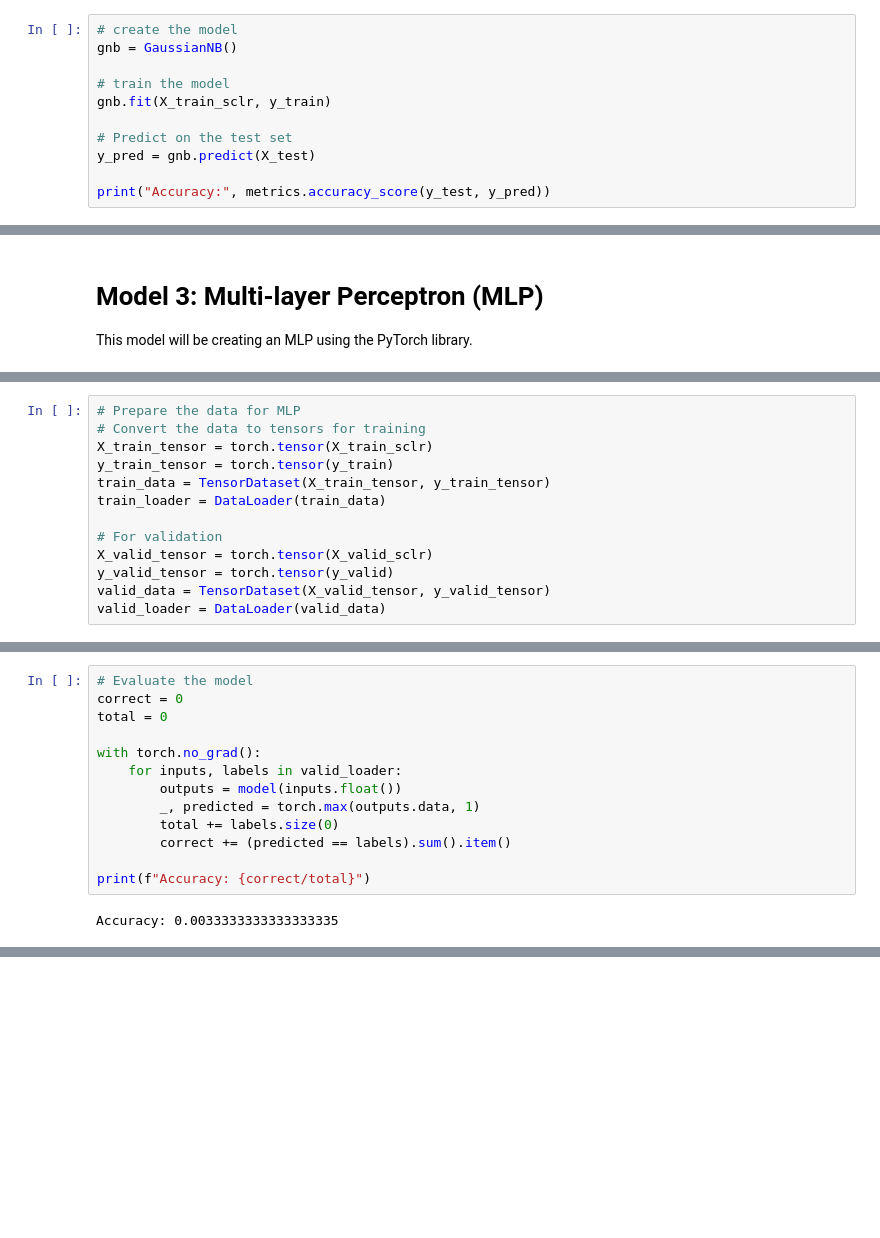
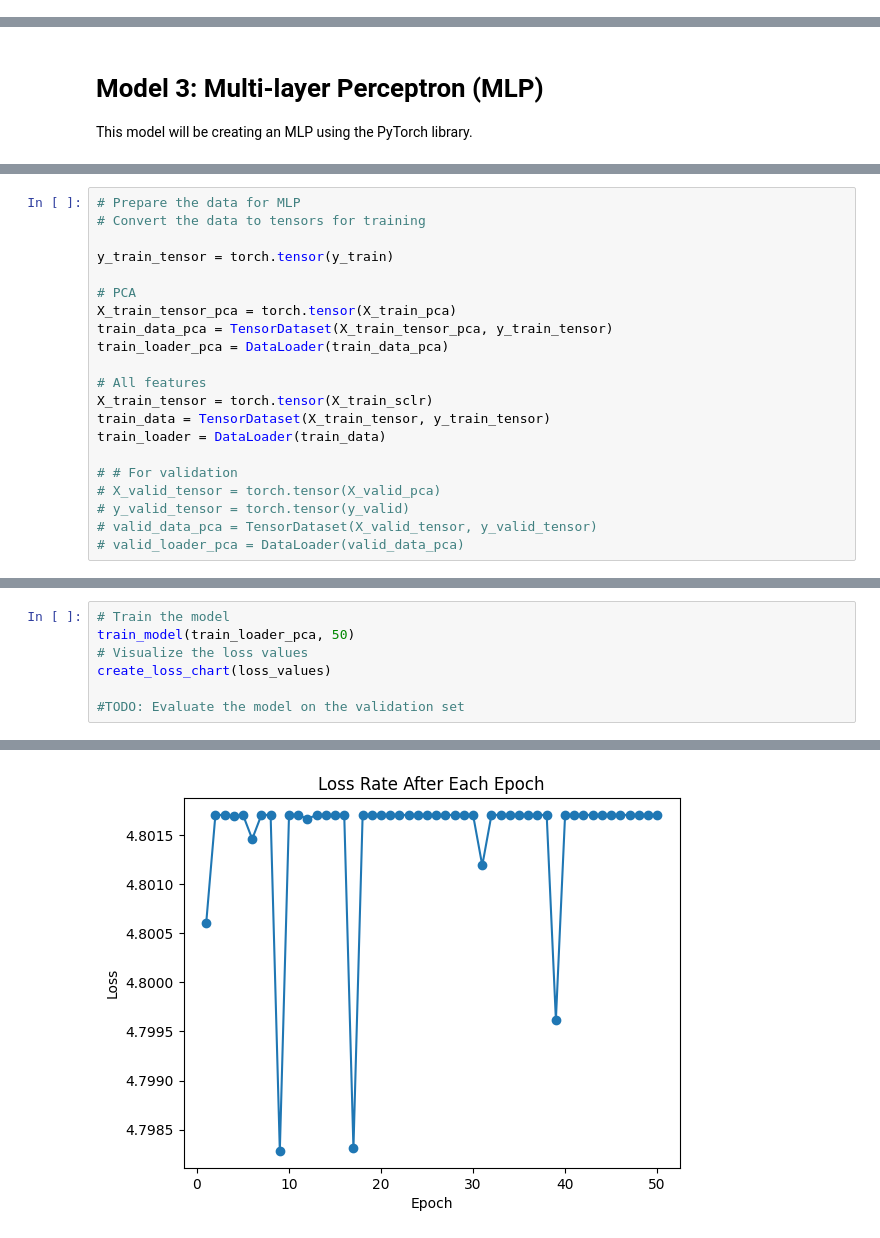
Before and after one commit to realtomkwok/info911-project, a Jupyter notebook: mlp.ipynb, the cells around one changed output, grey strips where cells are left out. Saved outputs shown, nothing was run; the diff lists cells and outputs as text; blank space fills up the shorter version.

Commit message:
Refine the model

```diff
--- a/mlp.ipynb
+++ b/mlp.ipynb
@@ -294,11 +290,0 @@ from sklearn import metrics
-# %%
-# create the model
-gnb = GaussianNB()
-
-# train the model
-gnb.fit(X_train_sclr, y_train)
-
-# Predict on the test set
-y_pred = gnb.predict(X_test)
-
-print("Accuracy:", metrics.accuracy_score(y_test, y_pred))
@@ -327,13 +380,21 @@ from torch.utils.data import DataLoader, TensorDataset
 # %%
 # Prepare the data for MLP
 # Convert the data to tensors for training
+
+y_train_tensor = torch.tensor(y_train)
+
+# PCA
+X_train_tensor_pca = torch.tensor(X_train_pca)
+train_data_pca = TensorDataset(X_train_tensor_pca, y_train_tensor)
+train_loader_pca = DataLoader(train_data_pca)
+
+# All features
 X_train_tensor = torch.tensor(X_train_sclr)
-y_train_tensor = torch.tensor(y_train)
 train_data = TensorDataset(X_train_tensor, y_train_tensor)
 train_loader = DataLoader(train_data)
 
-# For validation
-X_valid_tensor = torch.tensor(X_valid_sclr)
-y_valid_tensor = torch.tensor(y_valid)
-valid_data = TensorDataset(X_valid_tensor, y_valid_tensor)
-valid_loader = DataLoader(valid_data)
+# # For validation
+# X_valid_tensor = torch.tensor(X_valid_pca)
+# y_valid_tensor = torch.tensor(y_valid)
+# valid_data_pca = TensorDataset(X_valid_tensor, y_valid_tensor)
+# valid_loader_pca = DataLoader(valid_data_pca)
@@ -395,15 +401,8 @@ KeyboardInterrupt:
-# %%
-# Evaluate the model
-correct = 0
-total = 0
-
-with torch.no_grad():
-    for inputs, labels in valid_loader:
-        outputs = model(inputs.float())
-        _, predicted = torch.max(outputs.data, 1)
-        total += labels.size(0)
-        correct += (predicted == labels).sum().item()
-
-print(f"Accuracy: {correct/total}")
-# %% [output]
-Accuracy: 0.0033333333333333335
+# %%
+# Train the model
+train_model(train_loader_pca, 50)
+# Visualize the loss values
+create_loss_chart(loss_values)
+
+#TODO: Evaluate the model on the validation set
+# %% [output]
@@ -409,0 +426 @@ Accuracy: 0.0033333333333333335
+[figure, added]
```
Also changed, not shown: parts of 22 cells of this notebook, 1 other file.
